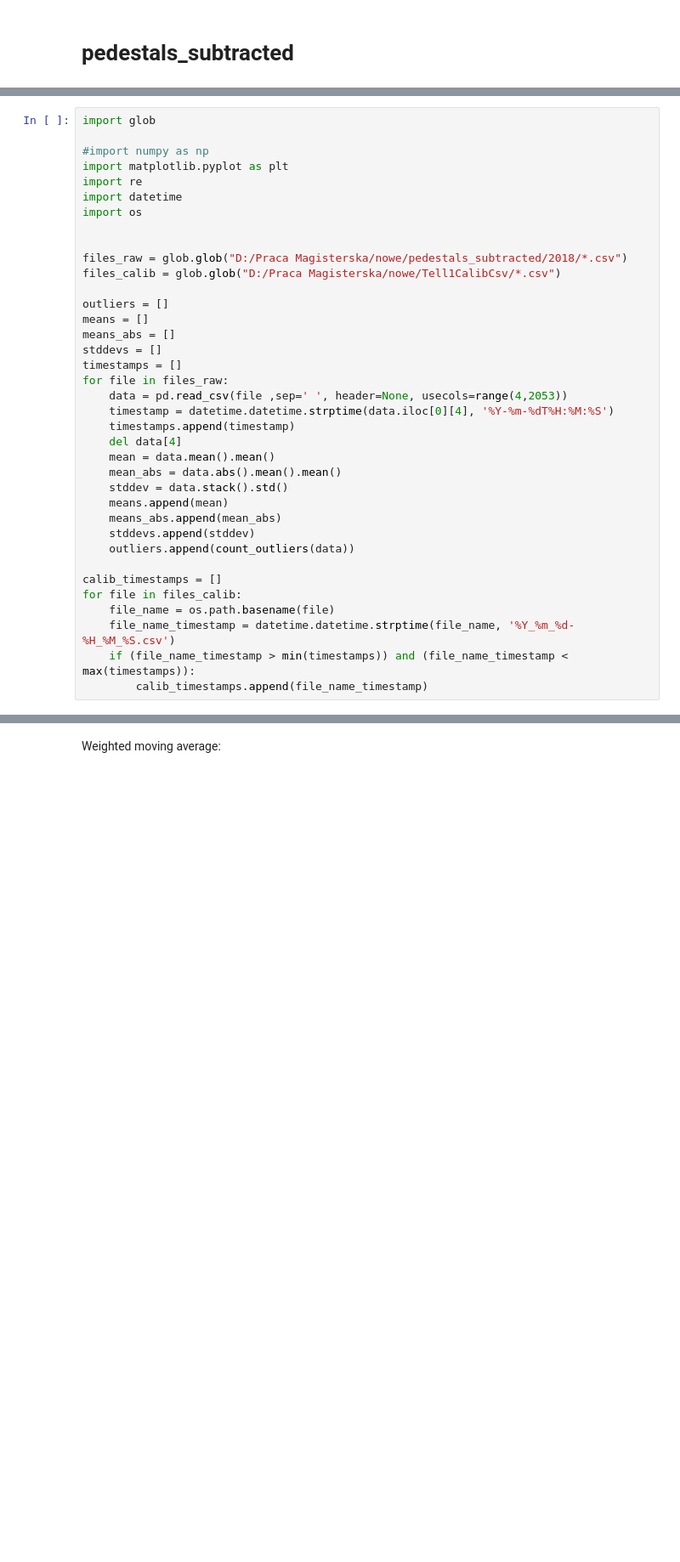
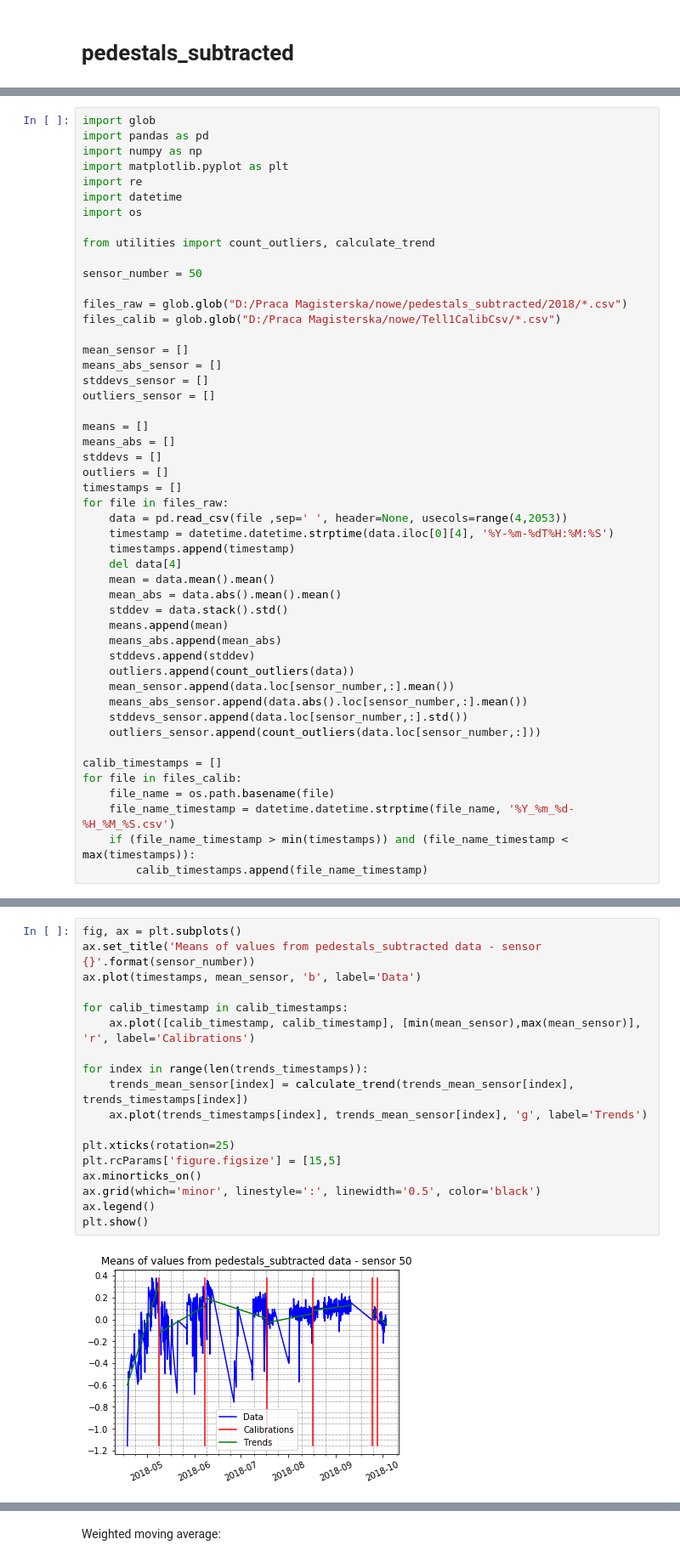
Before and after one commit to mateusz59861/praca_magisterska, a Jupyter notebook: notebooks/basic.ipynb, the cells around one changed output, grey strips where cells are left out. Shown at 85% size. Cells and saved outputs as stored; diff of their text form; blank space fills up the shorter version.

Commit message:
split pedestals data per sensors

```diff
--- a/notebooks/basic.ipynb
+++ b/notebooks/basic.ipynb
@@ -62,20 +96,28 @@ def calculate_trend(data, timestamps):
 # %%
 import glob
-
-#import numpy as np
+import pandas as pd
+import numpy as np
 import matplotlib.pyplot as plt
 import re
 import datetime
 import os
 
+from utilities import count_outliers, calculate_trend
+
+sensor_number = 50
 
 files_raw = glob.glob("D:/Praca Magisterska/nowe/pedestals_subtracted/2018/*.csv")
 files_calib = glob.glob("D:/Praca Magisterska/nowe/Tell1CalibCsv/*.csv")
 
-outliers = []
+mean_sensor = []
+means_abs_sensor = []
+stddevs_sensor = []
+outliers_sensor = []
+
 means = []
 means_abs = []
 stddevs = []
+outliers = []
 timestamps = []
 for file in files_raw:
     data = pd.read_csv(file ,sep=' ', header=None, usecols=range(4,2053))
@@ -89,6 +131,10 @@ for file in files_raw:
     means_abs.append(mean_abs)
     stddevs.append(stddev)
     outliers.append(count_outliers(data))
+    mean_sensor.append(data.loc[sensor_number,:].mean())
+    means_abs_sensor.append(data.abs().loc[sensor_number,:].mean())
+    stddevs_sensor.append(data.loc[sensor_number,:].std())
+    outliers_sensor.append(count_outliers(data.loc[sensor_number,:]))
 
 calib_timestamps = []
 for file in files_calib:
@@ -120,0 +145,20 @@ for calib_timestamp_index in range(len(calib_timestamps_copy)):
+# %%
+fig, ax = plt.subplots()
+ax.set_title('Means of values from pedestals_subtracted data - sensor {}'.format(sensor_number))
+ax.plot(timestamps, mean_sensor, 'b', label='Data')
+
+for calib_timestamp in calib_timestamps:
+    ax.plot([calib_timestamp, calib_timestamp], [min(mean_sensor),max(mean_sensor)], 'r', label='Calibrations')
+
+for index in range(len(trends_timestamps)):
+    trends_mean_sensor[index] = calculate_trend(trends_mean_sensor[index], trends_timestamps[index])
+    ax.plot(trends_timestamps[index], trends_mean_sensor[index], 'g', label='Trends')
+
+plt.xticks(rotation=25)
+plt.rcParams['figure.figsize'] = [15,5]
+ax.minorticks_on()
+ax.grid(which='minor', linestyle=':', linewidth='0.5', color='black')
+ax.legend()
+plt.show()
+# %% [output]
+[figure, added]
```
Also changed, not shown: parts of 16 cells of this notebook, 3 other files.
